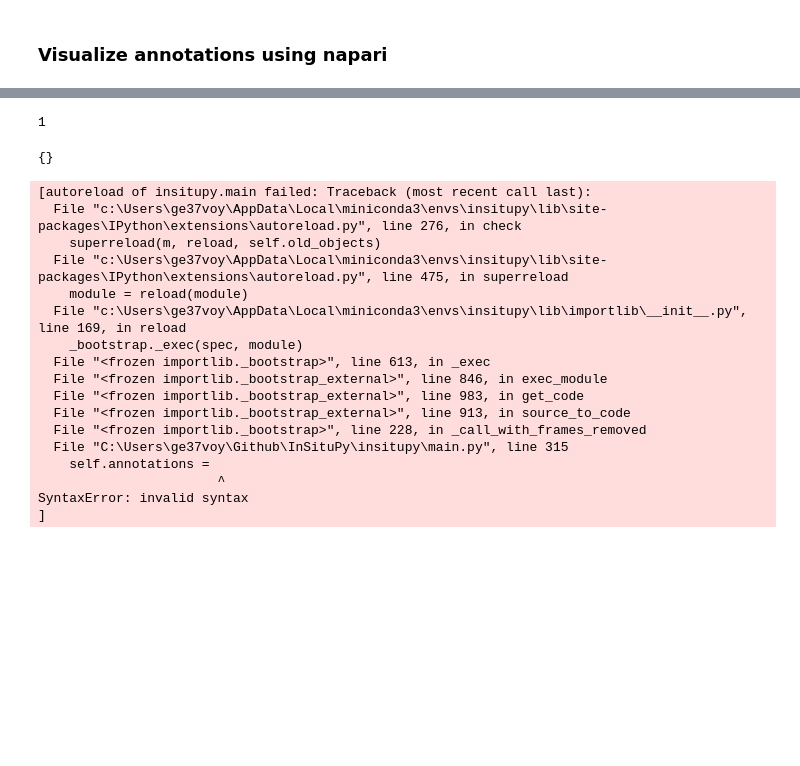
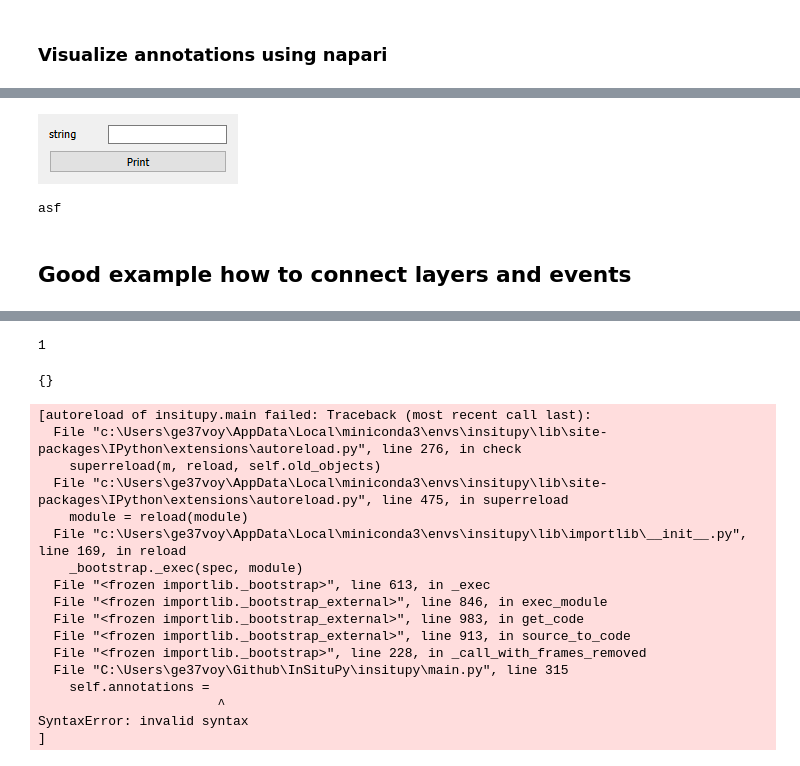
Before and after one commit to b-lemke98/InSituPy-1, a Jupyter notebook: notebooks/dev/04_InSituPy_demo_annotations_widget_tests.ipynb, the cells around one changed output, grey strips where cells are left out. Cells and saved outputs as stored; diff of their text form; code cells hidden in the pictures; blank space fills up the shorter version.

```diff
--- a/notebooks/dev/04_InSituPy_demo_annotations_widget_tests.ipynb
+++ b/notebooks/dev/04_InSituPy_demo_annotations_widget_tests.ipynb
@@ -237,0 +410,7 @@ ll = xd.viewer.layers
+# %%
+w = WidgetClass(init_string="test_string")
+# %% [output]
+[figure, added]
+asf
+# %% [markdown]
+## Good example how to connect layers and events
```
Also changed, not shown: parts of 43 cells of this notebook, 4 other files.
